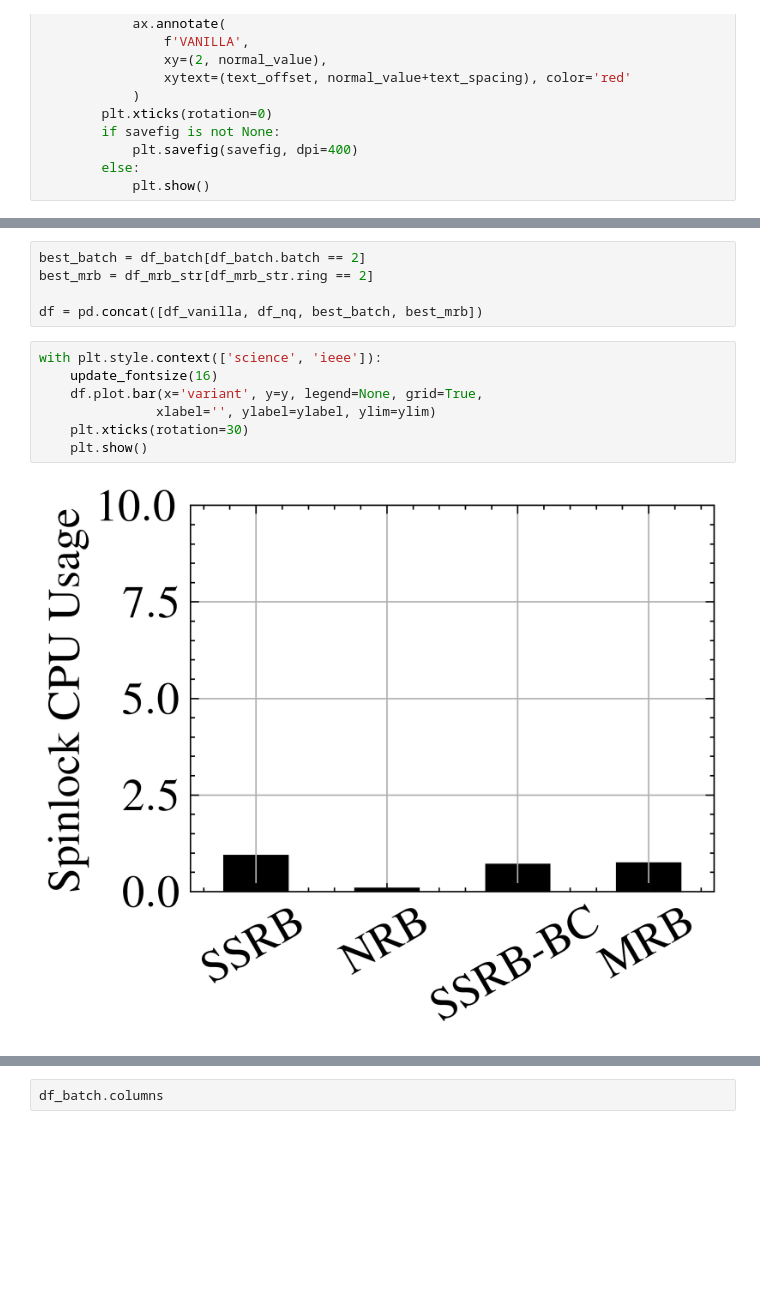
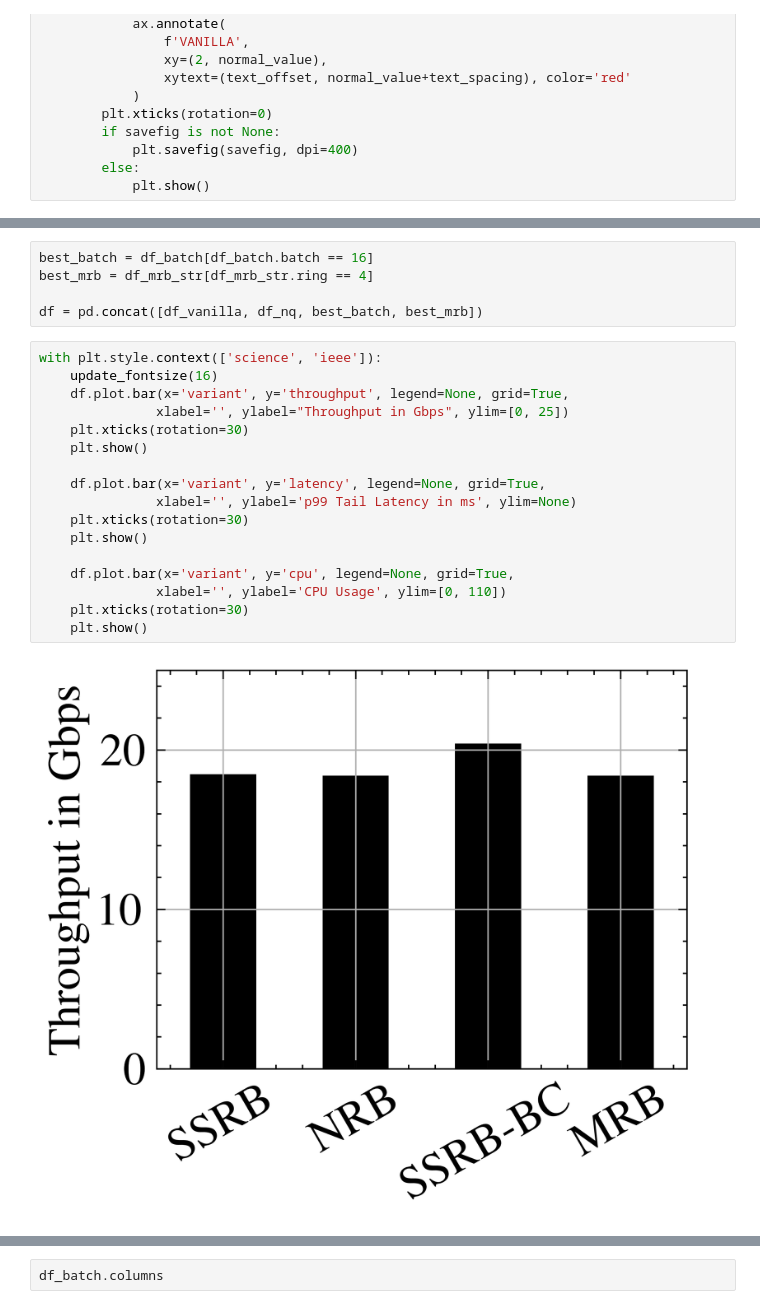
Before and after one commit to cesar237/wireguard-results-analysis, a Jupyter notebook: notebooks/plot wireguard ring buffers stats.ipynb, the cells around one changed output, grey strips where cells are left out. Saved outputs shown, nothing was run; the diff lists cells and outputs as text; blank space fills up the shorter version.

```diff
--- a/notebooks/plot wireguard ring buffers stats.ipynb
+++ b/notebooks/plot wireguard ring buffers stats.ipynb
@@ -301,14 +335,24 @@ plot_(df_mrb_str, x, y, xlabel, ylabel,
 # %%
-best_batch = df_batch[df_batch.batch == 2]
-best_mrb = df_mrb_str[df_mrb_str.ring == 2]
+best_batch = df_batch[df_batch.batch == 16]
+best_mrb = df_mrb_str[df_mrb_str.ring == 4]
 
 df = pd.concat([df_vanilla, df_nq, best_batch, best_mrb])
 # %%
 with plt.style.context(['science', 'ieee']):
     update_fontsize(16)
-    df.plot.bar(x='variant', y=y, legend=None, grid=True,
-               xlabel='', ylabel=ylabel, ylim=ylim)
+    df.plot.bar(x='variant', y='throughput', legend=None, grid=True,
+               xlabel='', ylabel="Throughput in Gbps", ylim=[0, 25])
     plt.xticks(rotation=30)
     plt.show()
+
+    df.plot.bar(x='variant', y='latency', legend=None, grid=True,
+               xlabel='', ylabel='p99 Tail Latency in ms', ylim=None)
+    plt.xticks(rotation=30)
+    plt.show()
+
+    df.plot.bar(x='variant', y='cpu', legend=None, grid=True,
+               xlabel='', ylabel='CPU Usage', ylim=[0, 110])
+    plt.xticks(rotation=30)
+    plt.show()
 # %% [output]
-[figure, old version]
+[figure, new version]
```
Also changed, not shown: parts of 15 cells of this notebook, 11 other files.
